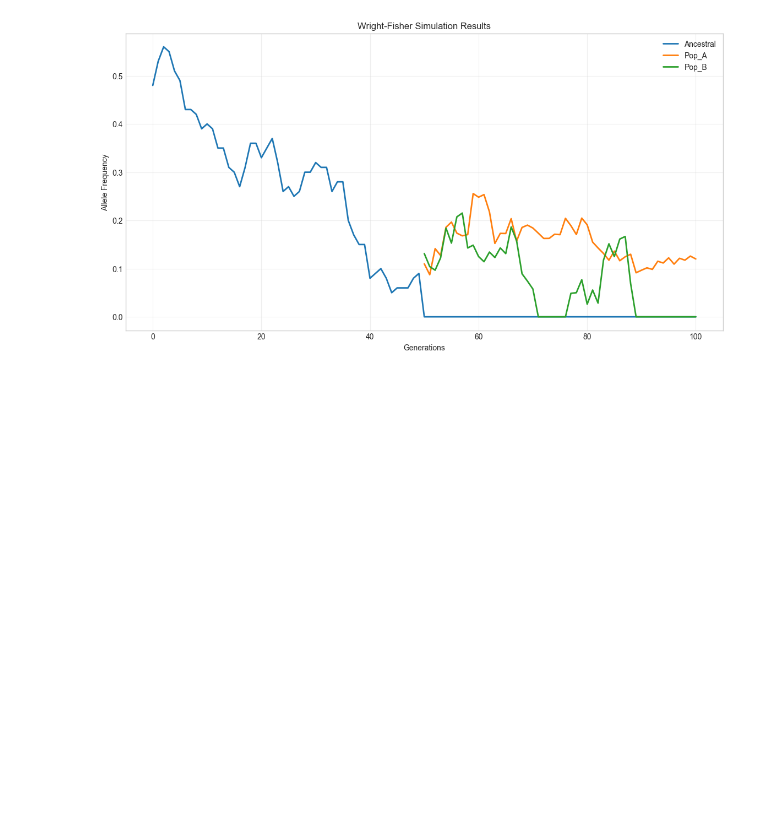
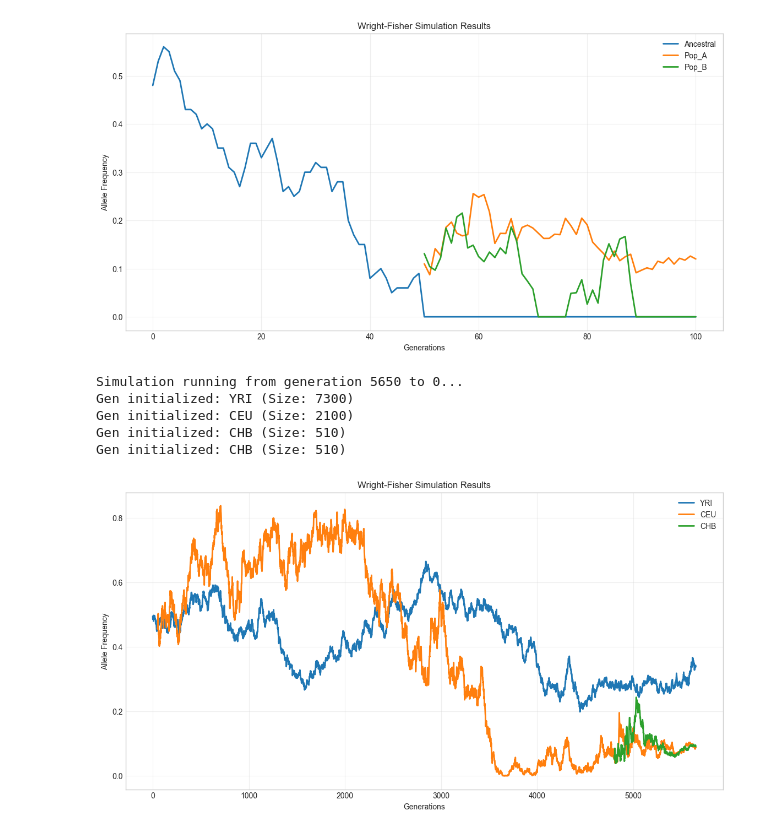
Before and after one commit to yusufafify/wright-fisher-simulation, a Jupyter notebook: task3.ipynb, the cells around one changed output. Saved outputs shown, nothing was run; the diff lists cells and outputs as text; code cells hidden in the pictures; blank space fills up the shorter version.

Commit message:
added another cell to run the human_out_of_africa deme file

```diff
--- a/task3.ipynb
+++ b/task3.ipynb
@@ -42,3 +42,37 @@ Gen initialized: Ancestral (Size: 100)
 Gen initialized: Pop_A (Size: 100)
 Gen initialized: Pop_B (Size: 100)
 [figure]
+# %%
+from simulator import WrightFisherSim
+import matplotlib.pyplot as plt
+
+# 1. Run Simulation
+sim = WrightFisherSim("./human_out_of_africa.yml", seed=42)
+results = sim.run()
+
+# 2. Setup Plot
+plt.figure(figsize=(14, 7))
+total_generations = max(len(v) for v in results.values())
+
+# 3. Plot Each Population
+for pop_name, frequencies in results.items():
+    # Calculate x-axis alignment so all populations end at the "Present"
+    start_gen = total_generations - len(frequencies)
+    x_axis = range(start_gen, total_generations)
+
+    plt.plot(x_axis, frequencies, label=pop_name, linewidth=2)
+
+# 4. Labels and Show
+plt.title("Wright-Fisher Simulation Results")
+plt.xlabel("Generations")
+plt.ylabel("Allele Frequency")
+plt.legend()
+plt.grid(True, alpha=0.3)
+plt.show()
+# %% [output]
+Simulation running from generation 5650 to 0...
+Gen initialized: YRI (Size: 7300)
+Gen initialized: CEU (Size: 2100)
+Gen initialized: CHB (Size: 510)
+Gen initialized: CHB (Size: 510)
+[figure, added]
```
